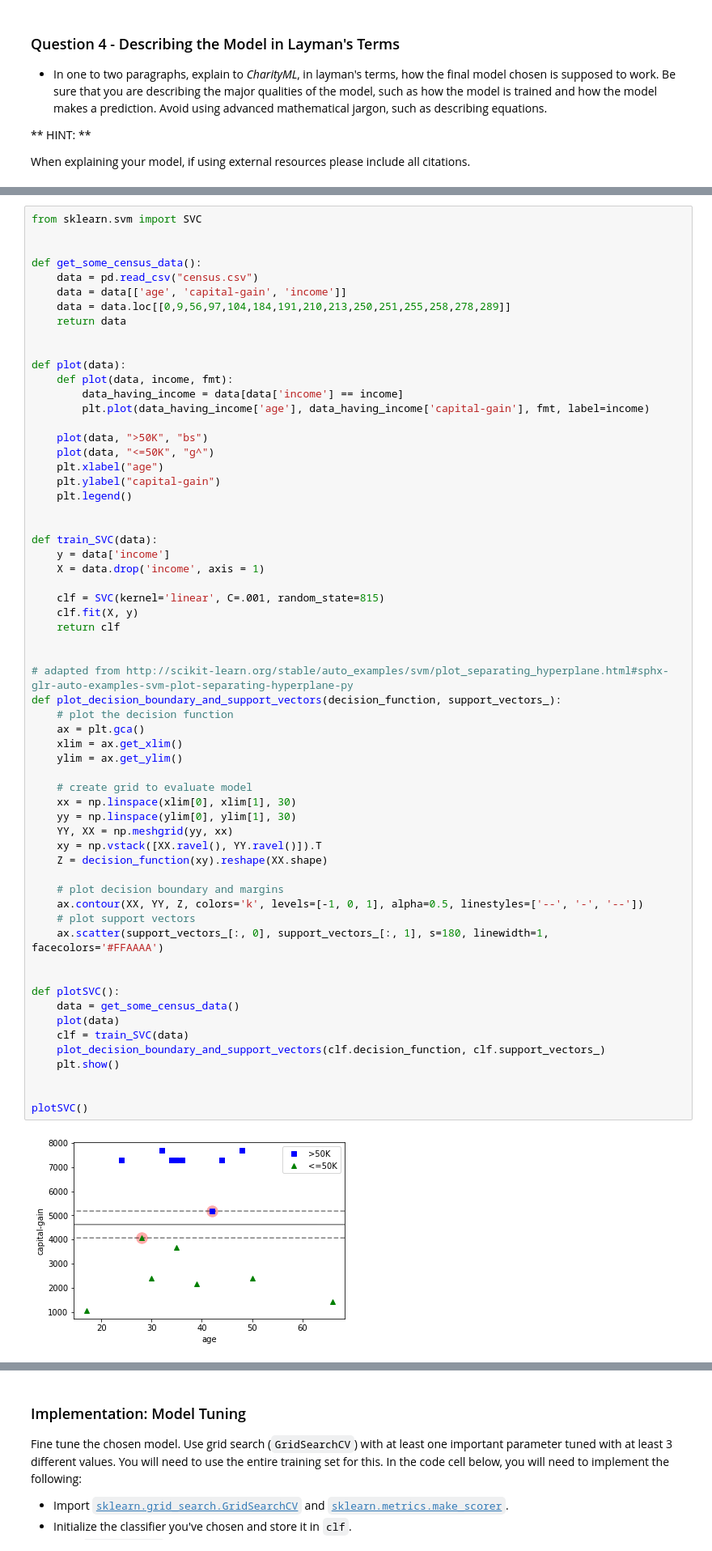
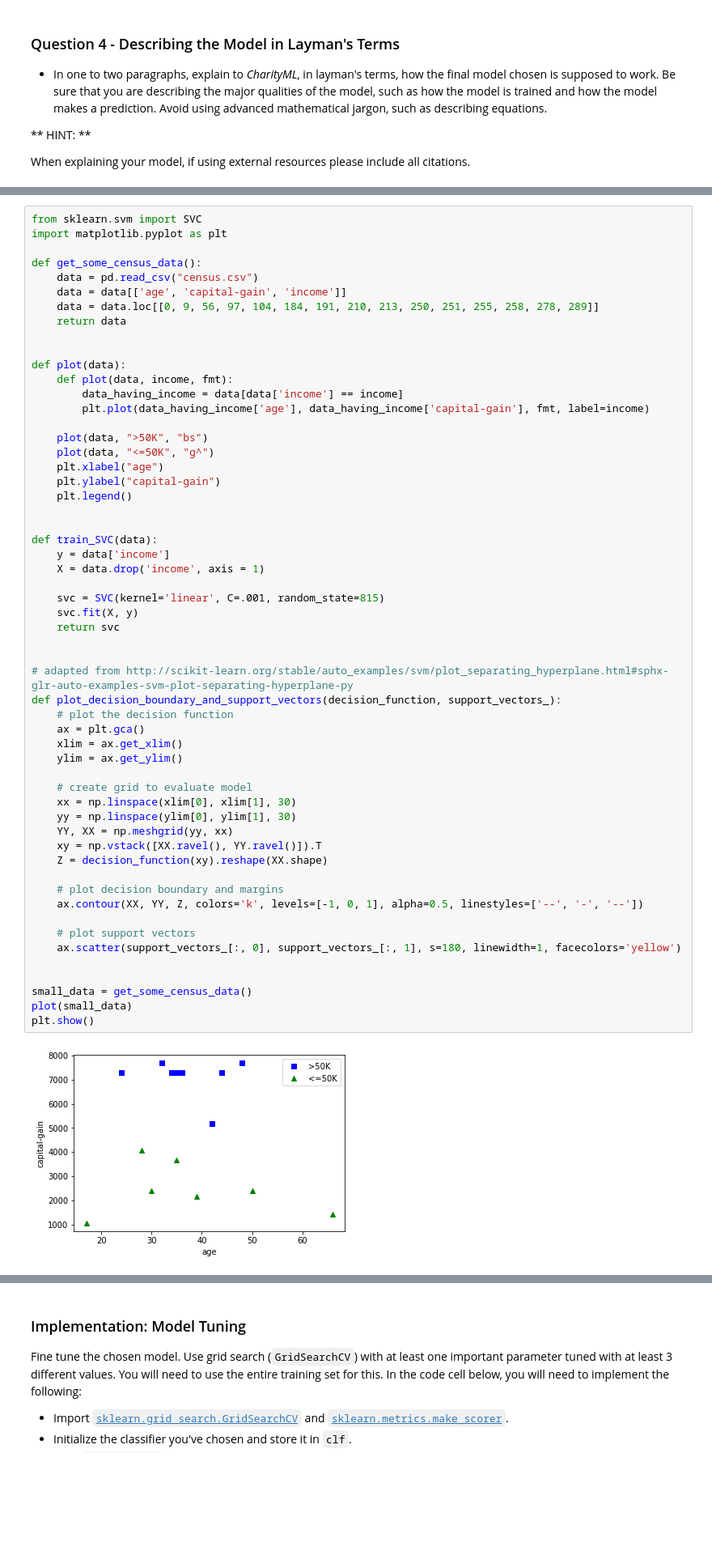
Before and after one commit to KnollFrank/Finding-Donors-for-CharityML, a Jupyter notebook: finding_donors.ipynb, the cells around one changed output, grey strips where cells are left out. Shown at 81% size. Cells and saved outputs as stored; diff of their text form; blank space fills up the shorter version.

```diff
--- a/finding_donors.ipynb
+++ b/finding_donors.ipynb
@@ -478,11 +474,11 @@ TODO: LinearSVC auch grafisch darstellen beim Erklären am konkreten Fall der Da
 # %%
 from sklearn.svm import SVC
-
+import matplotlib.pyplot as plt
 
 def get_some_census_data():
     data = pd.read_csv("census.csv")
     data = data[['age', 'capital-gain', 'income']]
-    data = data.loc[[0,9,56,97,104,184,191,210,213,250,251,255,258,278,289]]
+    data = data.loc[[0, 9, 56, 97, 104, 184, 191, 210, 213, 250, 251, 255, 258, 278, 289]]
     return data
 
 
@@ -497,44 +493,39 @@ def plot(data):
     plt.ylabel("capital-gain")
     plt.legend()
 
 
 def train_SVC(data):
     y = data['income']
     X = data.drop('income', axis = 1)
 
-    clf = SVC(kernel='linear', C=.001, random_state=815)
-    clf.fit(X, y)
-    return clf
+    svc = SVC(kernel='linear', C=.001, random_state=815)
+    svc.fit(X, y)
+    return svc
 
 
 # adapted from http://scikit-learn.org/stable/auto_examples/svm/plot_separating_hyperplane.html#sphx-glr-auto-examples-svm-plot-separating-hyperplane-py
 def plot_decision_boundary_and_support_vectors(decision_function, support_vectors_):
     # plot the decision function
     ax = plt.gca()
     xlim = ax.get_xlim()
     ylim = ax.get_ylim()
 
     # create grid to evaluate model
     xx = np.linspace(xlim[0], xlim[1], 30)
     yy = np.linspace(ylim[0], ylim[1], 30)
     YY, XX = np.meshgrid(yy, xx)
     xy = np.vstack([XX.ravel(), YY.ravel()]).T
     Z = decision_function(xy).reshape(XX.shape)
 
     # plot decision boundary and margins
     ax.contour(XX, YY, Z, colors='k', levels=[-1, 0, 1], alpha=0.5, linestyles=['--', '-', '--'])
+
     # plot support vectors
-    ax.scatter(support_vectors_[:, 0], support_vectors_[:, 1], s=180, linewidth=1, facecolors='#FFAAAA')
+    ax.scatter(support_vectors_[:, 0], support_vectors_[:, 1], s=180, linewidth=1, facecolors='yellow')
 
 
-def plotSVC():
-    data = get_some_census_data()
-    plot(data)
-    clf = train_SVC(data)
-    plot_decision_boundary_and_support_vectors(clf.decision_function, clf.support_vectors_)
-    plt.show()
-
-
-plotSVC()
+small_data = get_some_census_data()
+plot(small_data)
+plt.show()
 # %% [output]
-[figure, old version]
+[figure, new version]
```
Also changed, not shown: parts of 10 cells of this notebook.
